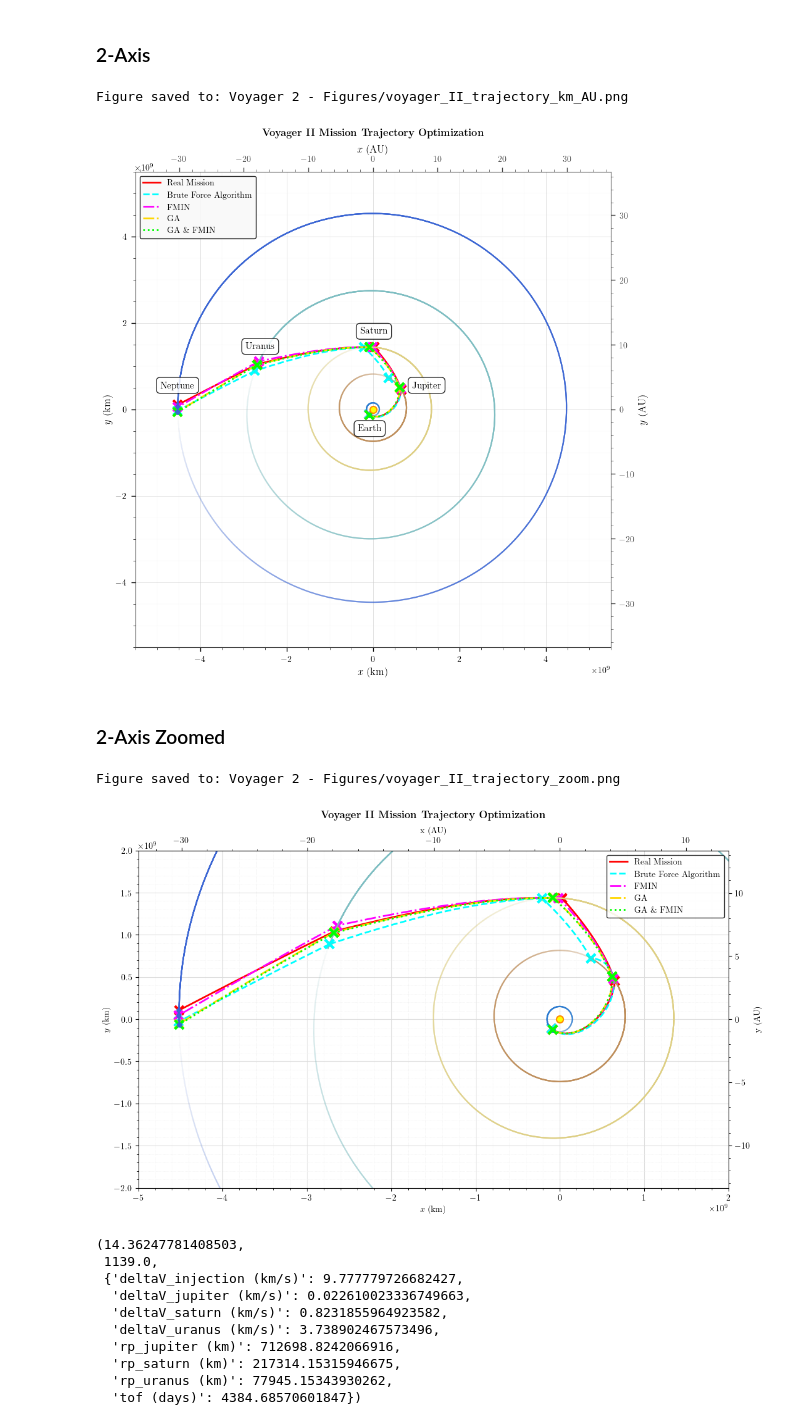
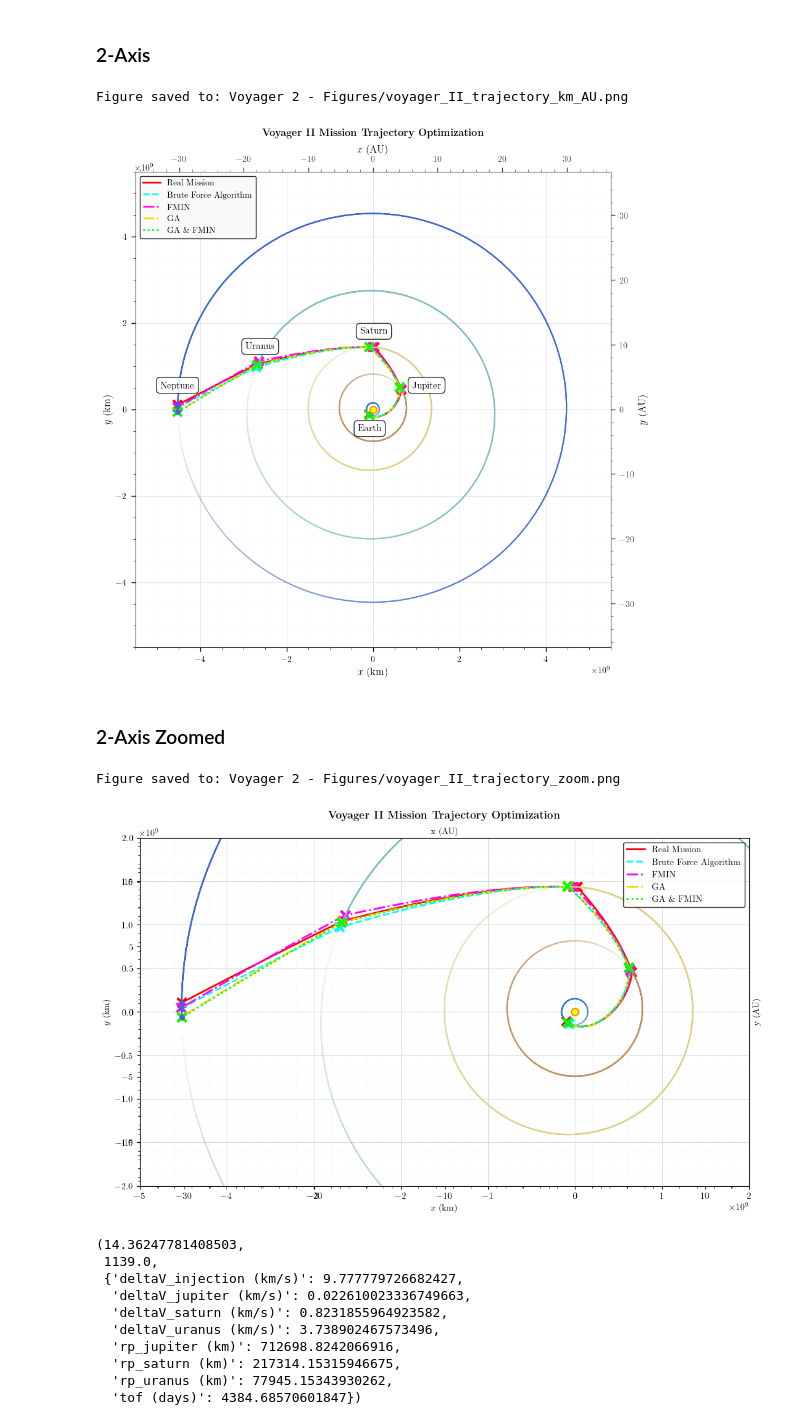
Before and after one commit to snath222/IP-Trajectory-Optimisation-SN, a Jupyter notebook: Voyager II - Optimisation Algo.ipynb, the cells around one changed output. Saved outputs shown, nothing was run; the diff lists cells and outputs as text; code cells hidden in the pictures.

```diff
--- a/Voyager II - Optimisation Algo.ipynb
+++ b/Voyager II - Optimisation Algo.ipynb
@@ -97,5 +97,5 @@ Output directory set to: /Users/snath2/Desktop/Aero & Astro/Year 3/IP/Final IP/O
 # %%
-global_flag = True
+global_flag = False
 # %%
 mu_earth = Earth.k.to(u.km**3/u.s**2).value
 mu_jupiter = Jupiter.k.to(u.km**3/u.s**2).value
@@ -654,6 +654,6 @@ Uranus-Neptune: 1096.4144560187124 days
 # %% [markdown]
 ### 1.2) Define the range for each date allowed for algorithm
 # %%
-population = spacing = 15
+population = spacing = 20
 print("No. of Iterations:",spacing**5)
 # %% [output]
@@ -2596,7 +2609,7 @@ output_figures.save_file("voyager_II_trajectory_km_AU.png", dpi=500, bbox_inches
 plt.show()
 # %% [output]
 Figure saved to: Voyager 2 - Figures/voyager_II_trajectory_km_AU.png
-[figure, old version]
+[figure, new version]
 # %% [markdown]
 ### 2-Axis Zoomed
 # %%
@@ -2638,8 +2651,8 @@ km_to_AU = 1 / 149597870.691
 # Create second set of axes for AU scale
 # These won't be linked to the primary axes in the problematic way
 ax_top = fig.add_axes(ax.get_position(), frameon=False)
-ax_top.xaxis.tick_top()
-ax_top.yaxis.tick_right()
+#ax_top.xaxis.tick_top()
+#ax_top.yaxis.tick_right()
 ax_top.set_xlim(ax.get_xlim()[0] * km_to_AU, ax.get_xlim()[1] * km_to_AU)
 ax_top.set_ylim(ax.get_ylim()[0] * km_to_AU, ax.get_ylim()[1] * km_to_AU)
 ax_top.set_xlabel("x (AU)")#, labelpad=10)
@@ -2675,34 +2688,34 @@ ax.callbacks.connect('ylim_changed', update_au_axes)
 
 # Apply line styles
 for line in ax.get_lines():
     label = line.get_label()
     for key in line_styles:
         if key in label:
             line.set_linestyle(line_styles[key])
             line.set_linewidth(line_widths[key])
 
 # Create custom legend
 handles = [
     Line2D([0], [0], color=colours['Real Mission'], ls=line_styles['Real Mission'], lw=line_widths['Real Mission'], label="Real Mission"),
     Line2D([0], [0], color=colours['Brute Force Algorithm'], ls=line_styles['Brute Force Algorithm'], lw=line_widths['Brute Force Algorithm'], label="Brute Force Algorithm"),
     Line2D([0], [0], color=colours['FMIN'], ls=line_styles['FMIN'], lw=line_widths['FMIN'], label="FMIN"),
     Line2D([0], [0], color=colours['GA'], ls=line_styles['GA'], lw=line_widths['GA'], label="GA"),
     Line2D([0], [0], color=colours['GA --> FMIN'], ls=line_styles['GA --> FMIN'], lw=line_widths['GA --> FMIN'], label="GA \& FMIN")
 ]
 
 # Sun
 ax.plot(0, 0, 'o', markersize=8, markerfacecolor='#FFFF00', markeredgecolor='#FF8C00', markeredgewidth=1.5, zorder=100)
 
 # Add legend
 ax.legend(handles=handles, loc="best", ncol=1, frameon=True, edgecolor='black')
 
 output_figures.save_file("voyager_II_trajectory_zoom.png", dpi=500, bbox_inches="tight")
 
 # Show plot
 plt.show()
 # %% [output]
 Figure saved to: Voyager 2 - Figures/voyager_II_trajectory_zoom.png
-[figure, old version]
+[figure, new version]
 # %%
 deltaV_REAL, fuel_mass_REAL, data_dict_REAL
 # %% [output]
```
Also changed, not shown: parts of 38 cells of this notebook, 5 other files.
